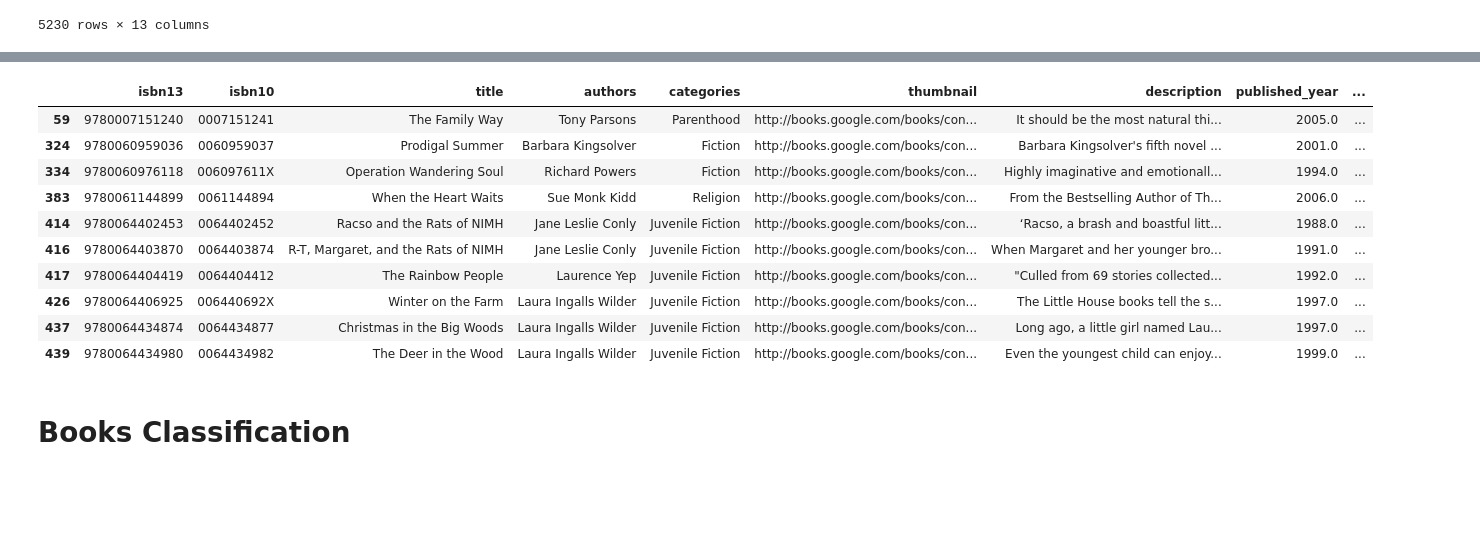
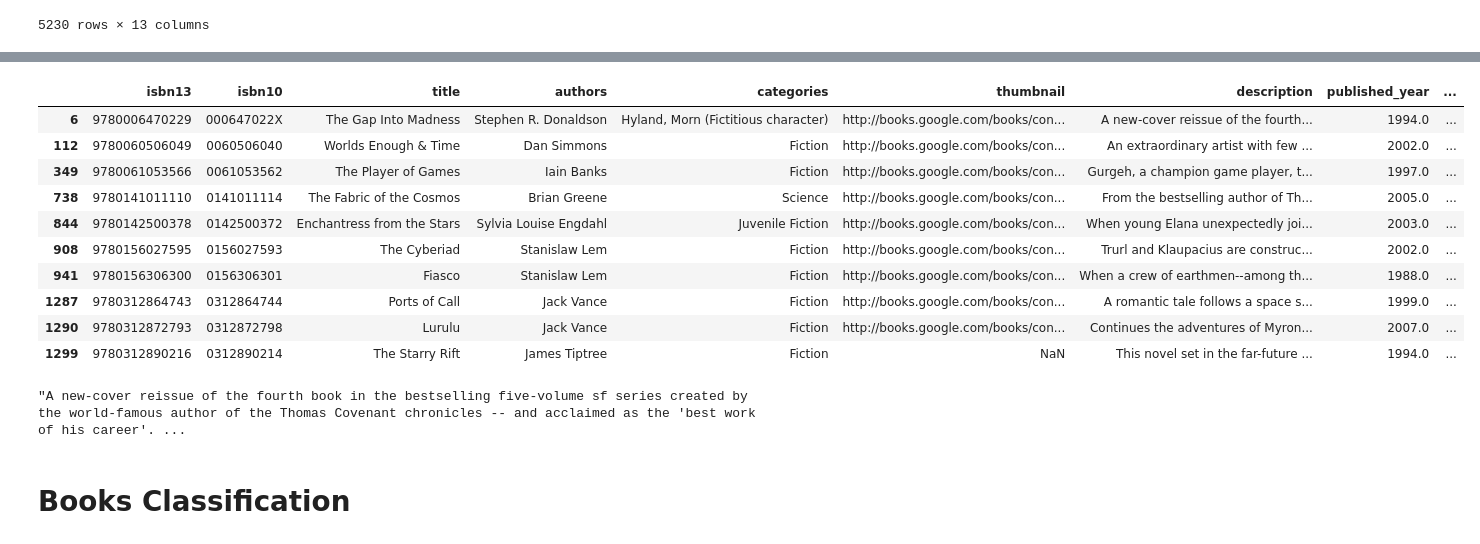
Before and after one commit to MateuszGruntkowski/Books-sentiment-analysis-and-classification, a Jupyter notebook: sentiment_analysis_and_classification.ipynb, the cells around one changed output, grey strips where cells are left out. Drawn from its saved outputs; the diff is of its cells as text; code cells hidden in the pictures; blank space fills up the shorter version.

```diff
--- a/sentiment_analysis_and_classification.ipynb
+++ b/sentiment_analysis_and_classification.ipynb
@@ -340,6 +484,6 @@ books[books["isbn13"] == int(docs[0].page_content.split()[0].strip())]
 # %%
 def retrieve_semantic_recomendations(query: str, top_k: int = 10) -> pd.DataFrame:
-    recs = db_books.similarity_search(query, k=50)
+    recs = db_faiss.similarity_search(query, k=50)
 
     books_list = []
 
@@ -347,20 +491,26 @@ def retrieve_semantic_recomendations(query: str, top_k: int = 10) -> pd.DataFram
       books_list.append(int(recs[i].page_content.strip('"').split()[0]))
 
     return books[books["isbn13"].isin(books_list)].head(top_k)
-# %%
-retrieve_semantic_recomendations('A book to teach children about nature')
-# %% [output]
-|  | isbn13 | isbn10 | title | authors | categories | thumbnail | description | published_year | ... |
-| 59 | 9780007151240 | 0007151241 | The Family Way | Tony Parsons | Parenthood | http://books.google.com/books/con... | It should be the most natural thi... | 2005.0 | ... |
-| 324 | 9780060959036 | 0060959037 | Prodigal Summer | Barbara Kingsolver | Fiction | http://books.google.com/books/con... | Barbara Kingsolver's fifth novel ... | 2001.0 | ... |
-| 334 | 9780060976118 | 006097611X | Operation Wandering Soul | Richard Powers | Fiction | http://books.google.com/books/con... | Highly imaginative and emotionall... | 1994.0 | ... |
-| 383 | 9780061144899 | 0061144894 | When the Heart Waits | Sue Monk Kidd | Religion | http://books.google.com/books/con... | From the Bestselling Author of Th... | 2006.0 | ... |
-| 414 | 9780064402453 | 0064402452 | Racso and the Rats of NIMH | Jane Leslie Conly | Juvenile Fiction | http://books.google.com/books/con... | ‘Racso, a brash and boastful litt... | 1988.0 | ... |
-| 416 | 9780064403870 | 0064403874 | R-T, Margaret, and the Rats of NIMH | Jane Leslie Conly | Juvenile Fiction | http://books.google.com/books/con... | When Margaret and her younger bro... | 1991.0 | ... |
-| 417 | 9780064404419 | 0064404412 | The Rainbow People | Laurence Yep | Juvenile Fiction | http://books.google.com/books/con... | "Culled from 69 stories collected... | 1992.0 | ... |
-| 426 | 9780064406925 | 006440692X | Winter on the Farm | Laura Ingalls Wilder | Juvenile Fiction | http://books.google.com/books/con... | The Little House books tell the s... | 1997.0 | ... |
-| 437 | 9780064434874 | 0064434877 | Christmas in the Big Woods | Laura Ingalls Wilder | Juvenile Fiction | http://books.google.com/books/con... | Long ago, a little girl named Lau... | 1997.0 | ... |
-| 439 | 9780064434980 | 0064434982 | The Deer in the Wood | Laura Ingalls Wilder | Juvenile Fiction | http://books.google.com/books/con... | Even the youngest child can enjoy... | 1999.0 | ... |
+# %%
+df = retrieve_semantic_recomendations('A book about space adventure and universe')
+# %%
+df
+# %% [output]
+|  | isbn13 | isbn10 | title | authors | categories | thumbnail | description | published_year | ... |
+| 6 | 9780006470229 | 000647022X | The Gap Into Madness | Stephen R. Donaldson | Hyland, Morn (Fictitious character) | http://books.google.com/books/con... | A new-cover reissue of the fourth... | 1994.0 | ... |
+| 112 | 9780060506049 | 0060506040 | Worlds Enough & Time | Dan Simmons | Fiction | http://books.google.com/books/con... | An extraordinary artist with few ... | 2002.0 | ... |
+| 349 | 9780061053566 | 0061053562 | The Player of Games | Iain Banks | Fiction | http://books.google.com/books/con... | Gurgeh, a champion game player, t... | 1997.0 | ... |
+| 738 | 9780141011110 | 0141011114 | The Fabric of the Cosmos | Brian Greene | Science | http://books.google.com/books/con... | From the bestselling author of Th... | 2005.0 | ... |
+| 844 | 9780142500378 | 0142500372 | Enchantress from the Stars | Sylvia Louise Engdahl | Juvenile Fiction | http://books.google.com/books/con... | When young Elana unexpectedly joi... | 2003.0 | ... |
+| 908 | 9780156027595 | 0156027593 | The Cyberiad | Stanislaw Lem | Fiction | http://books.google.com/books/con... | Trurl and Klaupacius are construc... | 2002.0 | ... |
+| 941 | 9780156306300 | 0156306301 | Fiasco | Stanislaw Lem | Fiction | http://books.google.com/books/con... | When a crew of earthmen--among th... | 1988.0 | ... |
+| 1287 | 9780312864743 | 0312864744 | Ports of Call | Jack Vance | Fiction | http://books.google.com/books/con... | A romantic tale follows a space s... | 1999.0 | ... |
+| 1290 | 9780312872793 | 0312872798 | Lurulu | Jack Vance | Fiction | http://books.google.com/books/con... | Continues the adventures of Myron... | 2007.0 | ... |
+| 1299 | 9780312890216 | 0312890214 | The Starry Rift | James Tiptree | Fiction | NaN | This novel set in the far-future ... | 1994.0 | ... |
+# %%
+df['description'][6]
+# %% [output]
+"A new-cover reissue of the fourth book in the bestselling five-volume sf series created by the world-famous author of the Thomas Covenant chronicles -- and acclaimed as the 'best work of his career'. ...
 # %% [markdown]
 # Books Classification
 # %%
```
Also changed, not shown: parts of 37 cells of this notebook, 6 other files.
